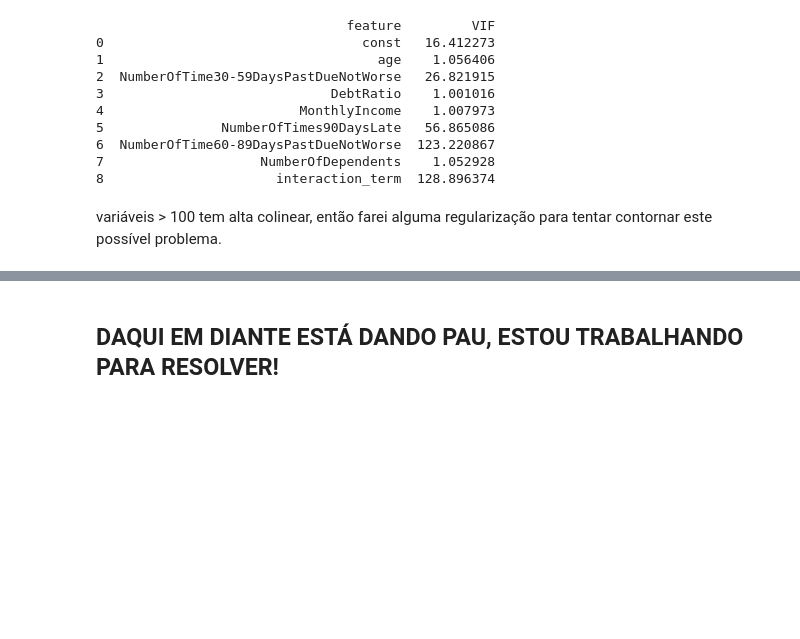
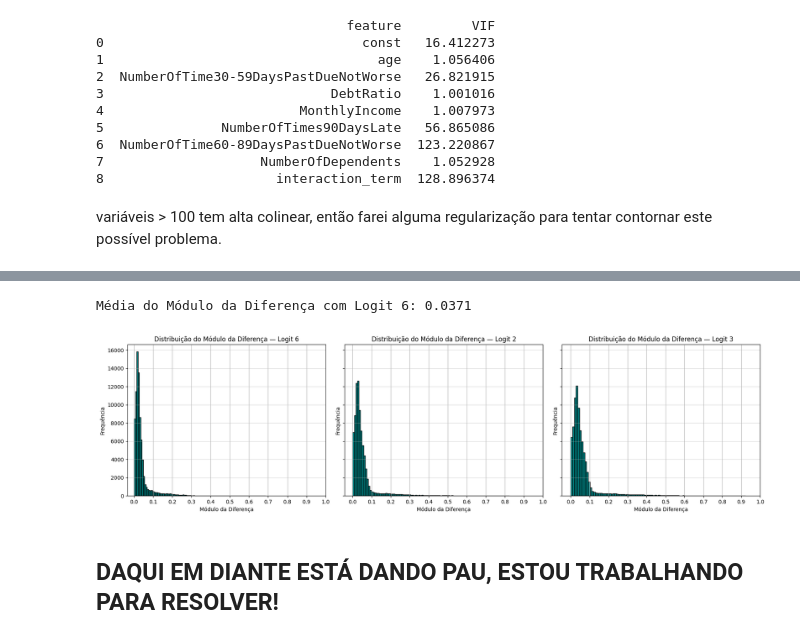
Before and after one commit to al-pedro-santos/ML1_AV2_FinalProject, a Jupyter notebook: Regression/reglog.ipynb, the cells around one changed output, grey strips where cells are left out. Drawn from its saved outputs; the diff is of its cells as text; code cells hidden in the pictures; blank space fills up the shorter version.

```diff
--- a/Regression/reglog.ipynb
+++ b/Regression/reglog.ipynb
@@ -242,6 +244,28 @@ X6.describe()
 | 50% | 1.0 | 51.000000 | 0.000000 | 0.296023 | 5.400000e+03 | 0.000000 | ... |
 | 75% | 1.0 | 61.000000 | 0.000000 | 0.482559 | 8.249000e+03 | 0.000000 | ... |
 | max | 1.0 | 103.000000 | 98.000000 | 61106.500000 | 3.008750e+06 | 98.000000 | ... |
+# %%
+df_t["abs_diff2"] = (df_t["Logit2"] - df_t["real"]).abs()
+df_t["abs_diff3"] = (df_t["Logit3"] - df_t["real"]).abs()
+df_t["abs_diff6"] = (df_t["Logit6"] - df_t["real"]).abs()
+print(f"Média do Módulo da Diferença com Logit 6: {df_t['abs_diff6'].mean():.4f}")
+
+fig, axes = plt.subplots(1, 3, figsize=(18, 5), sharey=True)
+
+cols = [("abs_diff6", "Logit 6"), ("abs_diff2", "Logit 2"), ("abs_diff3", "Logit 3")]
+for ax, (col, label) in zip(axes, cols):
+    df_t[col].hist(bins=100, edgecolor='black', color='teal', ax=ax)
+    ax.set_title(f'Distribuição do Módulo da Diferença — {label}', fontsize=12)
+    ax.set_xlabel('Módulo da Diferença')
+    ax.set_ylabel('Frequência')
+    ax.grid(axis='y', alpha=0.5)
+    ax.set_xticks(np.arange(0, 1.1, 0.1))
+
+plt.tight_layout()
+plt.show()
+# %% [output]
+Média do Módulo da Diferença com Logit 6: 0.0371
+[figure, added]
 # %% [markdown]
 ## DAQUI EM DIANTE ESTÁ DANDO PAU, ESTOU TRABALHANDO PARA RESOLVER!
 # %%
```
Also changed, not shown: parts of 8 cells of this notebook, 1 other file.
